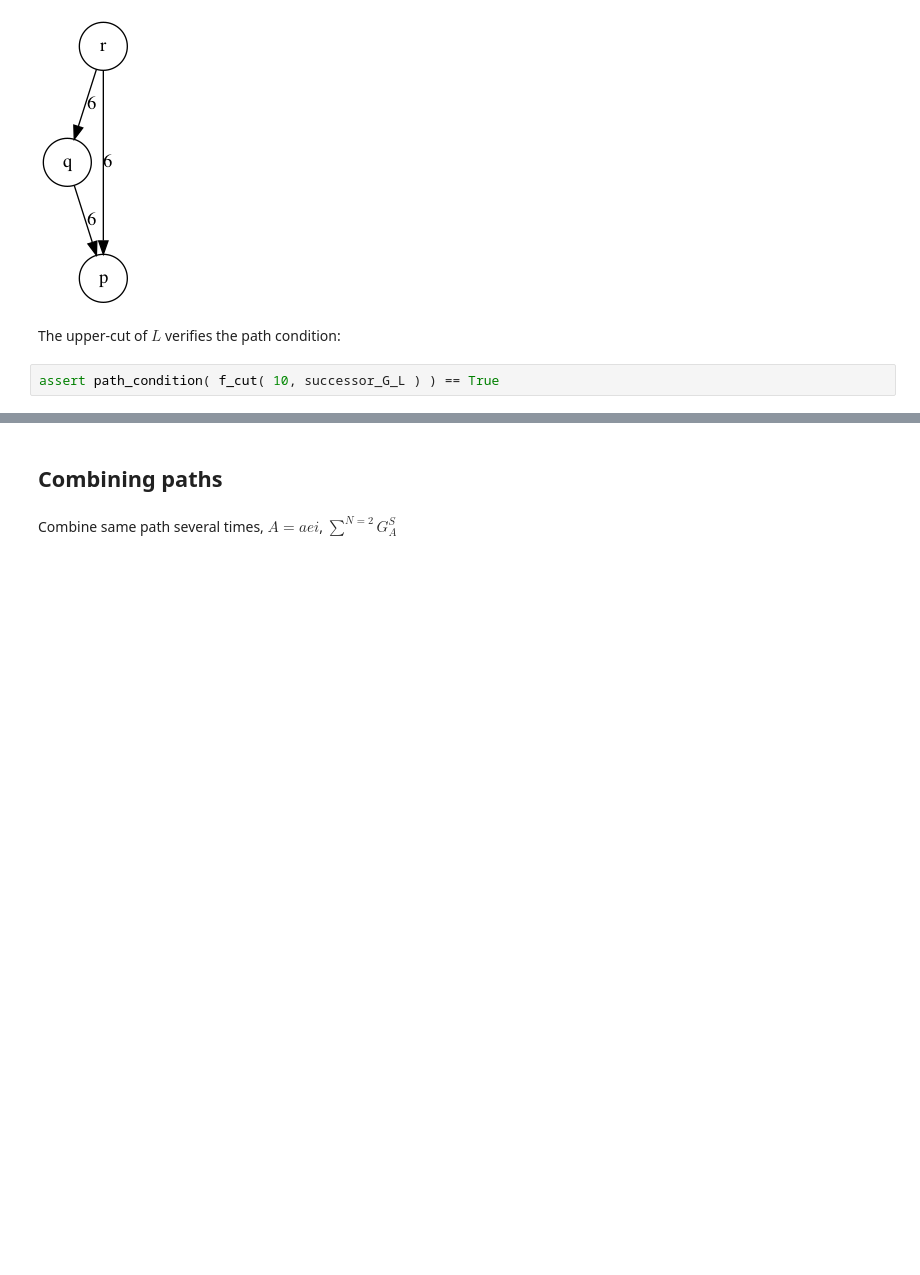
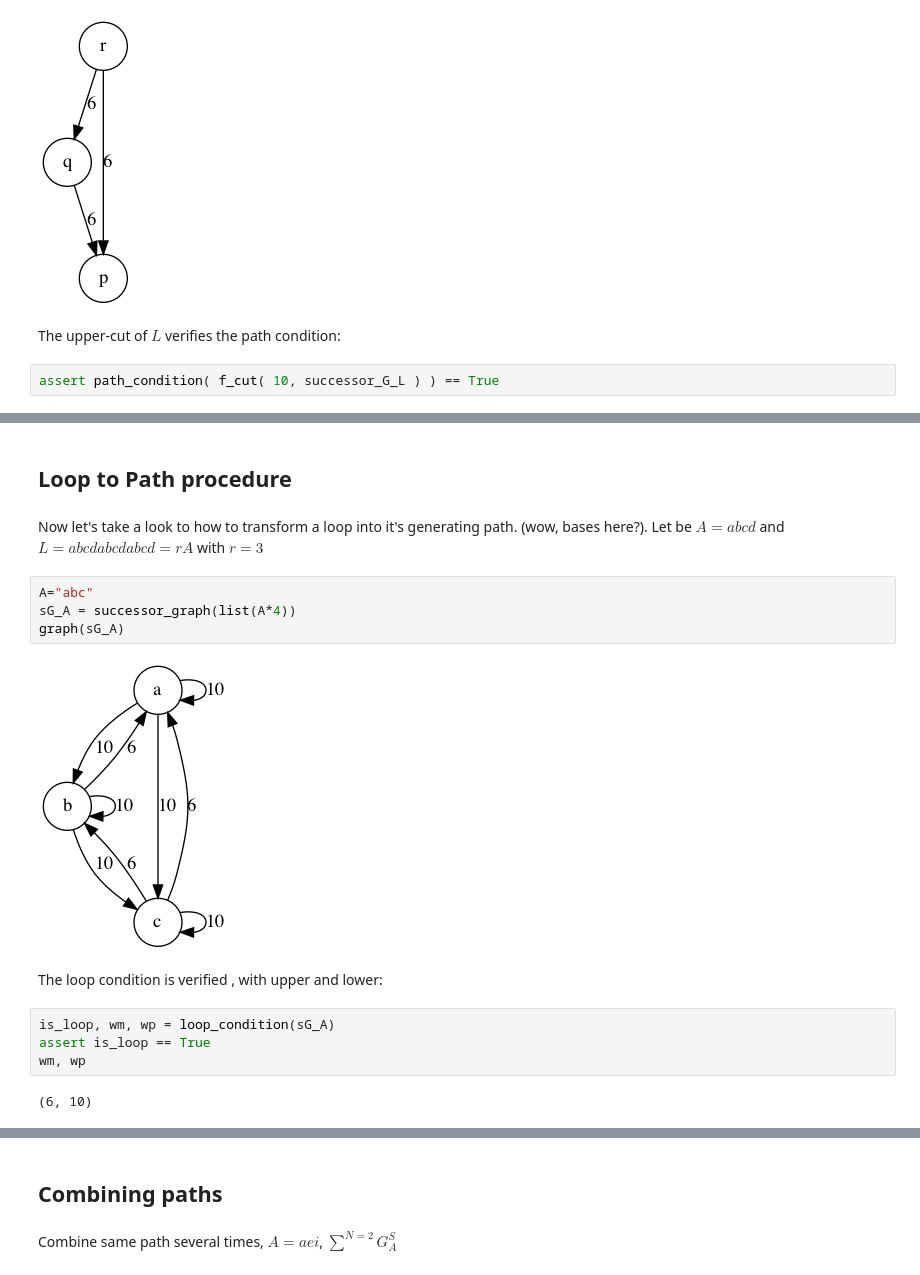
Before and after one commit to jpgil/logdelay, a Jupyter notebook: notebooks/2-structures/2020-05-08-examples-path-discovery.ipynb, the cells around one changed output, grey strips where cells are left out. Drawn from its saved outputs; the diff is of its cells as text; blank space fills up the shorter version.

```diff
--- a/notebooks/2-structures/2020-05-08-examples-path-discovery.ipynb
+++ b/notebooks/2-structures/2020-05-08-examples-path-discovery.ipynb
@@ -213,0 +315,18 @@ assert path_condition( f_cut( 10, successor_G_L ) ) == True
+# %% [markdown]
+## Loop to Path procedure
+# %% [markdown]
+Now let's take a look to how to transform a loop into it's generating path. (wow, bases here?). Let be $A=abcd$ and $L=abcd abcd abcd=rA$ with $r=3$
+# %%
+A="abc"
+sG_A = successor_graph(list(A*4))
+graph(sG_A)
+# %% [output]
+[figure, added]
+# %% [markdown]
+The loop condition is verified , with upper and lower:
+# %%
+is_loop, wm, wp = loop_condition(sG_A)
+assert is_loop == True
+wm, wp
+# %% [output]
+(6, 10)
```
Also changed, not shown: parts of 35 cells of this notebook.
